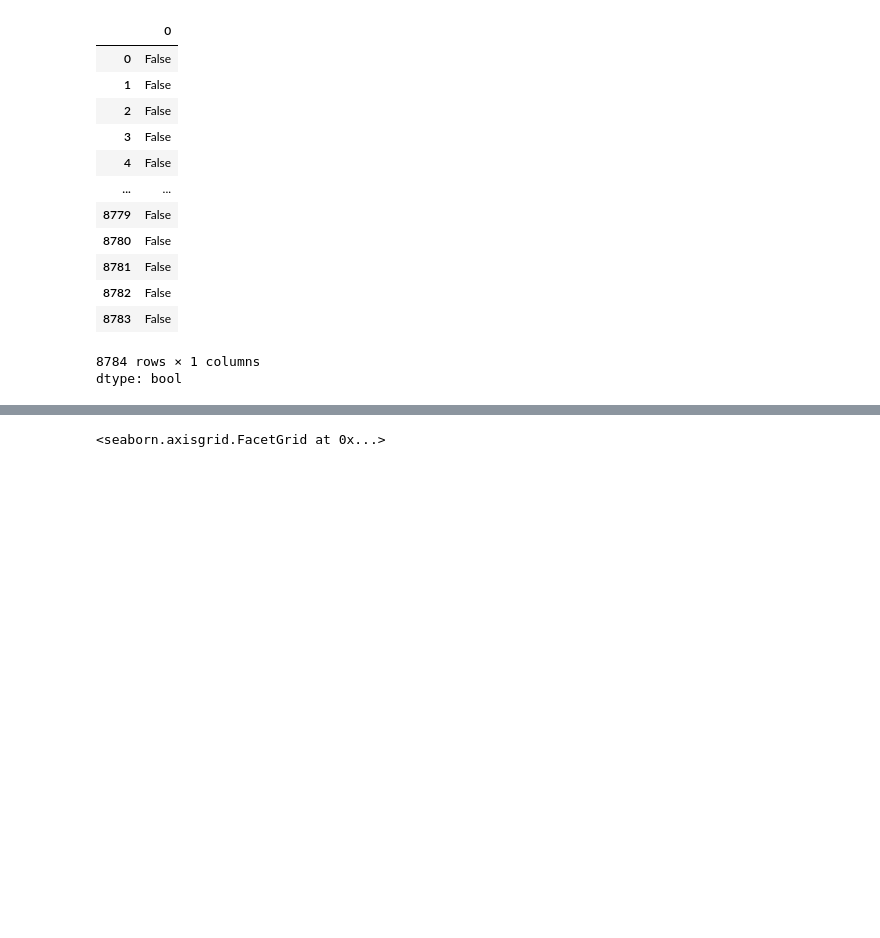
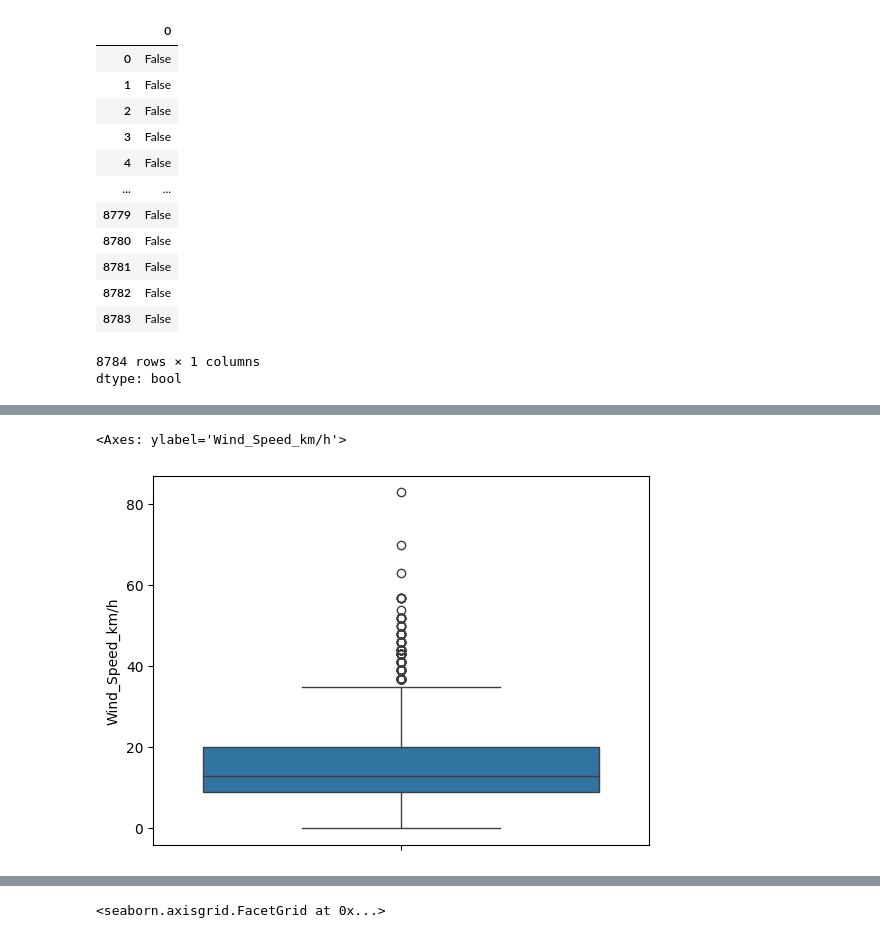
Before and after one commit to johnkinuthiaa/lux-Dev-Data-science-challenges, a Jupyter notebook: lux_assignment.ipynb, the cells around one changed output, grey strips where cells are left out. Drawn from its saved outputs; the diff is of its cells as text; code cells hidden in the pictures; blank space fills up the shorter version.

```diff
--- a/lux_assignment.ipynb
+++ b/lux_assignment.ipynb
@@ -207,0 +223,5 @@ df.boxplot(grid=False, rot=45, fontsize=15)
+# %%
+sns.boxplot(df['Wind_Speed_km/h'])
+# %% [output]
+<Axes: ylabel='Wind_Speed_km/h'>
+[figure, added]
```
Also changed, not shown: parts of 5 cells of this notebook.
